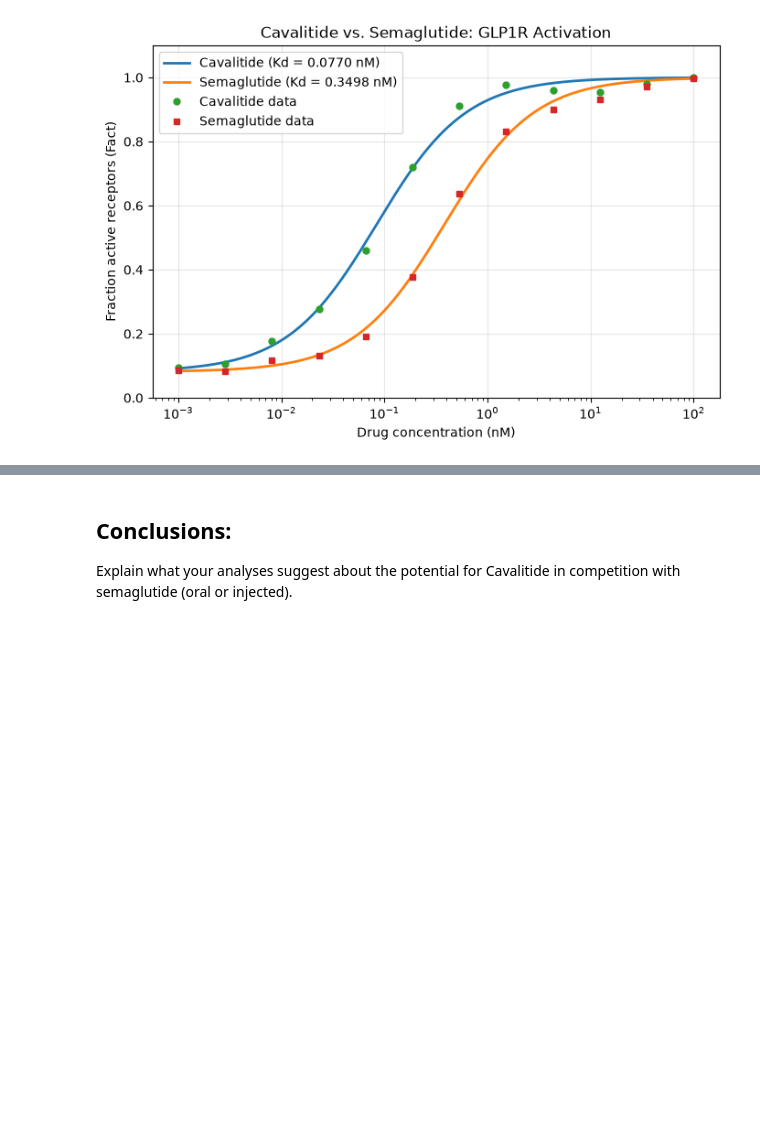
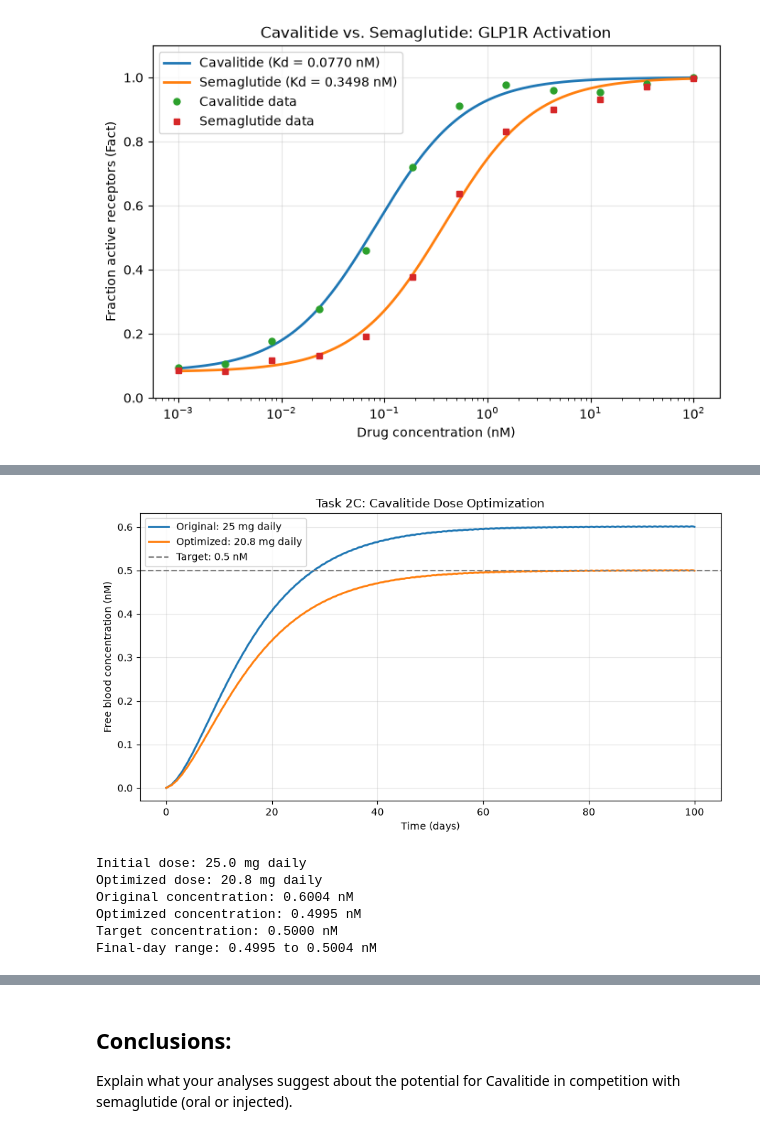
Before and after one commit to aloniabghirmay/BME2315_Module3, a Jupyter notebook: Module3_Project_Aloniab_Mona.ipynb, the cells around one changed output, grey strips where cells are left out. Drawn from its saved outputs; the diff is of its cells as text; code cells hidden in the pictures; blank space fills up the shorter version.

```diff
--- a/Module3_Project_Aloniab_Mona.ipynb
+++ b/Module3_Project_Aloniab_Mona.ipynb
@@ -177,0 +336,73 @@ TBD
+# %%
+
+# Target blood concentration
+target = 0.5
+
+# Find a daily dose closer to our target
+optimized_dose = round(
+    25.0 * target / C_cav[-1], 1
+)
+
+# Run the model again with the new dose
+t_opt, A_opt, C_opt = simulate_pk(
+    dose=optimized_dose,
+    Favailable=0.01,
+    ka=0.006,
+    interval=24,
+    n_doses=100
+)
+
+# Compare the original and new doses
+plt.figure(figsize=(9, 5))
+
+plt.plot(
+    t_cav,
+    C_cav,
+    linewidth=2,
+    label="Original: 25 mg daily"
+)
+
+plt.plot(
+    t_opt,
+    C_opt,
+    linewidth=2,
+    label=f"Optimized: {optimized_dose:.1f} mg daily"
+)
+
+plt.axhline(
+    target,
+    linestyle="--",
+    color="gray",
+    label="Target: 0.5 nM"
+)
+
+plt.xlabel("Time (days)")
+plt.ylabel("Free blood concentration (nM)")
+plt.title("Task 2C: Cavalitide Dose Optimization")
+plt.legend()
+plt.grid(True, alpha=0.3)
+plt.tight_layout()
+
+plt.savefig("Task2C_Cavalitide_Optimization.png", dpi=300)
+plt.show()
+
+# Print the final results
+print(f"Initial dose: 25.0 mg daily")
+print(f"Optimized dose: {optimized_dose:.1f} mg daily")
+print(f"Original concentration: {C_cav[-1]:.4f} nM")
+print(f"Optimized concentration: {C_opt[-1]:.4f} nM")
+print(f"Target concentration: {target:.4f} nM")
+
+# Check how much the concentration changes on the last day
+print(
+    f"Final-day range: {C_opt[-51:].min():.4f} "
+    f"to {C_opt[-51:].max():.4f} nM"
+)
+# %% [output]
+[figure, added]
+Initial dose: 25.0 mg daily
+Optimized dose: 20.8 mg daily
+Original concentration: 0.6004 nM
+Optimized concentration: 0.4995 nM
+Target concentration: 0.5000 nM
+Final-day range: 0.4995 to 0.5004 nM
```
Also changed, not shown: parts of 11 cells of this notebook, 5 other files.
